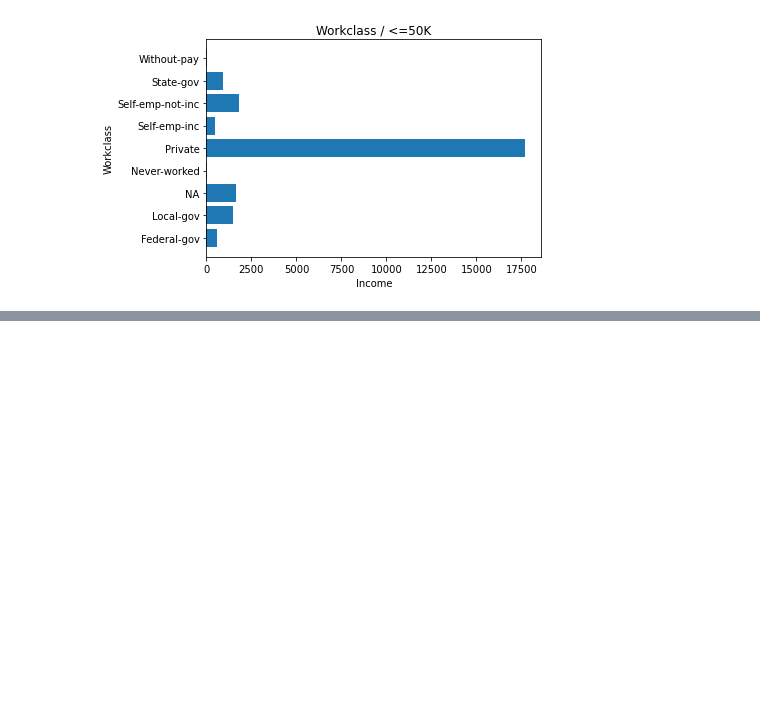
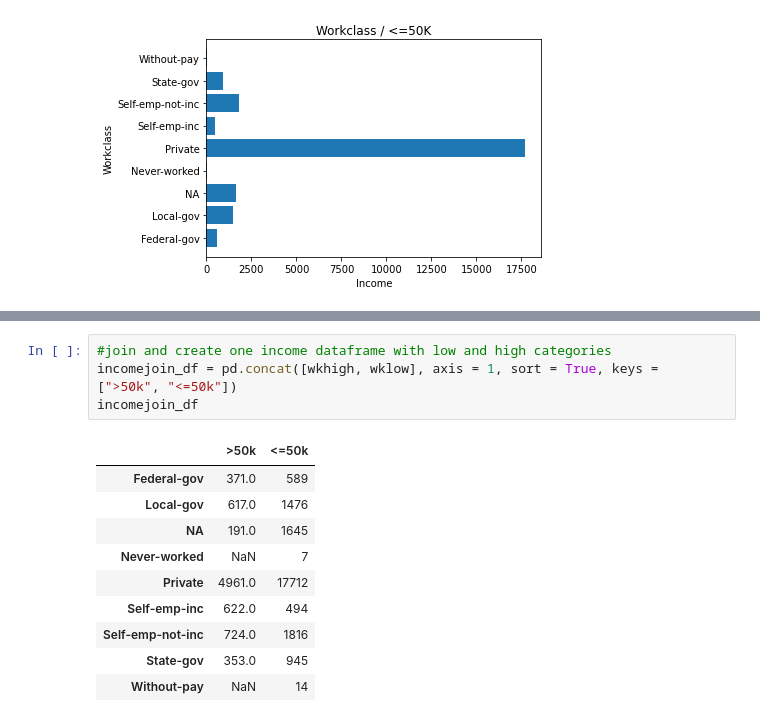
Before and after one commit to markerickson314/project-one, a Jupyter notebook: Katrice.ipynb, the cells around one changed output, grey strips where cells are left out. Drawn from its saved outputs; the diff is of its cells as text; blank space fills up the shorter version.

```diff
--- a/Katrice.ipynb
+++ b/Katrice.ipynb
@@ -292,0 +317,15 @@ plt.show()
+# %%
+#join and create one income dataframe with low and high categories
+incomejoin_df = pd.concat([wkhigh, wklow], axis = 1, sort = True, keys = [">50k", "<=50k"])
+incomejoin_df
+# %% [output]
+|  | >50k | <=50k |
+| Federal-gov | 371.0 | 589 |
+| Local-gov | 617.0 | 1476 |
+| NA | 191.0 | 1645 |
+| Never-worked | NaN | 7 |
+| Private | 4961.0 | 17712 |
+| Self-emp-inc | 622.0 | 494 |
+| Self-emp-not-inc | 724.0 | 1816 |
+| State-gov | 353.0 | 945 |
+| Without-pay | NaN | 14 |
```
Also changed, not shown: parts of 12 cells of this notebook, 1 other file.
